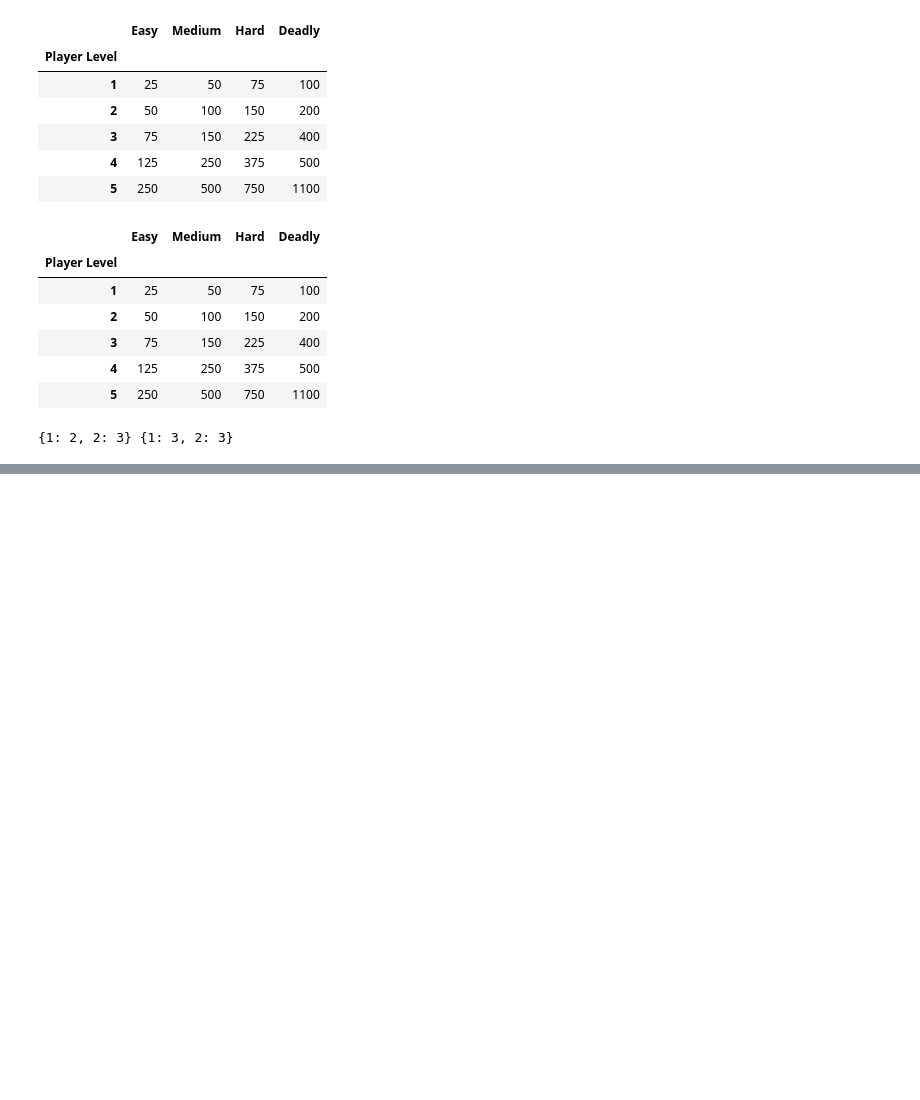
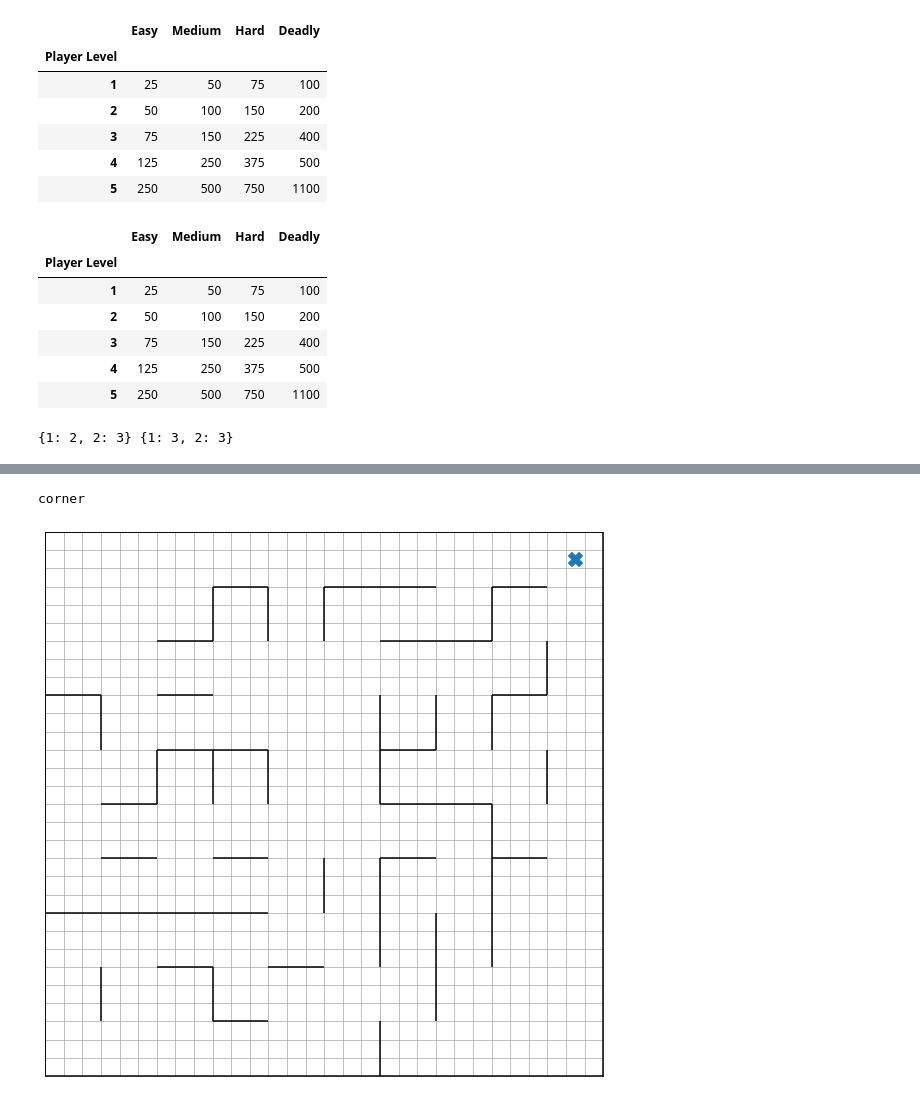
Before and after one commit to roselightheart/dungeon_generator, a Jupyter notebook: dungeon_generator.ipynb, the cells around one changed output, grey strips where cells are left out. Drawn from its saved outputs; the diff is of its cells as text; code cells hidden in the pictures; blank space fills up the shorter version.

```diff
--- a/dungeon_generator.ipynb
+++ b/dungeon_generator.ipynb
@@ -457,0 +468,30 @@ print(a, b)
+# %%
+D = np.zeros((square_density*m, square_density*n))
+treasure_location = np.random.choice(['left', 'corner', 'right'])
+
+print(treasure_location)
+
+if treasure_location == 'left':
+    D[1, 1] = 4
+elif treasure_location == 'corner':
+    D[-2, 1] = 4
+elif treasure_location == 'right':
+    D[-2, -2] = 4
+
+def _indices(A):
+    """
+    Helper function to get all the indices of an
+    array without a double for loop.
+    """
+    m, n = A.shape
+    x_indices = np.ravel([[i]*n for i in range(m)])
+    y_indices = np.ravel(list(range(n))*m)
+    return zip(x_indices, y_indices)
+
+plot_dungeon(A, B, square_density=square_density)
+for i, j in _indices(D):
+    if D[i, j] != 0:
+        plt.scatter((i+.5)/(square_density*m), 1 - (j+.5)/(square_density*n), marker='X', s=50*D[i, j])
+# %% [output]
+corner
+[figure, added]
```
Also changed, not shown: parts of 4 cells of this notebook.
